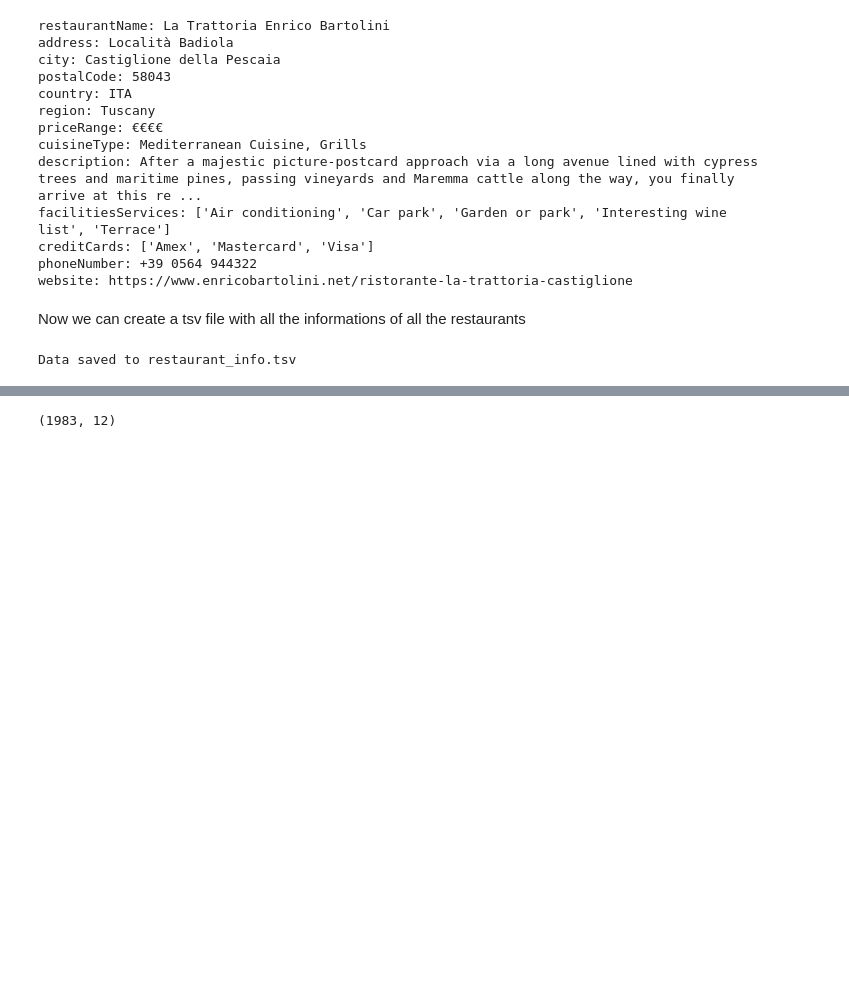
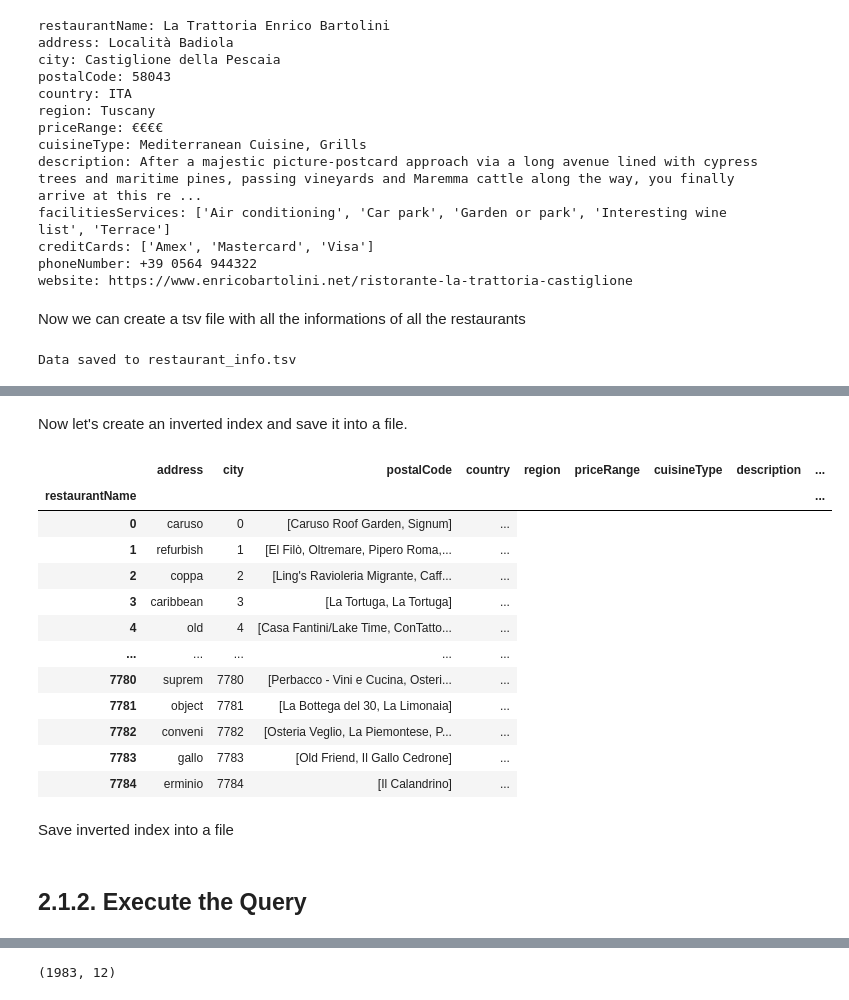
Before and after one commit to LinCannn/ADM-HW3, a Jupyter notebook: main.ipynb, the cells around one changed output, grey strips where cells are left out. Drawn from its saved outputs; the diff is of its cells as text; code cells hidden in the pictures; blank space fills up the shorter version.

```diff
--- a/main.ipynb
+++ b/main.ipynb
@@ -149,0 +175,46 @@ df = pd.read_table('dataset/restaurant_info.tsv', index_col=0)
+# %%
+all_descriptions = df['description_filtered'].str.cat(sep=' ')
+all_descriptions = list(set(all_descriptions.split(" ")))
+vocabulary = {word:id for id, word in enumerate(all_descriptions)}
+# %%
+# Save this vocabulary to a file with utf-8 encoding in order to be able to handle all the characters
+with open('dataset/vocabulary.csv', 'w', newline='', encoding='utf-8') as csvfile:
+    writer = csv.writer(csvfile)
+    writer.writerow(['word', 'term_id'])  # Header
+    for word, id in vocabulary.items():
+        writer.writerow([word, id])
+# %% [markdown]
+Now let's create an inverted index and save it into a file.
+# %%
+vocabulary = pd.read_csv("dataset/vocabulary.csv")
+df = pd.read_table("dataset/restaurant_info_filtered.tsv")
+df = df[['restaurantName','description_filtered']]
+df['description_filtered'] = df['description_filtered'].str.split(" ")
+# %%
+word_to_restaurants = defaultdict(list)
+
+# Iterate through the restaurant descriptions and update the dictionary
+for i, row in df.iterrows():
+    for word in row['description_filtered']:
+        word_to_restaurants[word].append(row['restaurantName'])
+
+# Add the 'restaurants_containing_word' column to the vocabulary DataFrame
+vocabulary['restaurants_containing_word'] = vocabulary['word'].apply(lambda x: word_to_restaurants[x])
+# %%
+vocabulary
+# %% [output]
+|  | address | city | postalCode | country | region | priceRange | cuisineType | description | ... |
+| restaurantName |  |  |  |  |  |  |  |  | ... |
+| 0 | caruso | 0 | [Caruso Roof Garden, Signum] | ... |
+| 1 | refurbish | 1 | [El Filò, Oltremare, Pipero Roma,... | ... |
+| 2 | coppa | 2 | [Ling's Ravioleria Migrante, Caff... | ... |
+| 3 | caribbean | 3 | [La Tortuga, La Tortuga] | ... |
+| 4 | old | 4 | [Casa Fantini/Lake Time, ConTatto... | ... |
+| ... | ... | ... | ... | ... |
+| 7780 | suprem | 7780 | [Perbacco - Vini e Cucina, Osteri... | ... |
+| 7781 | object | 7781 | [La Bottega del 30, La Limonaia] | ... |
+| 7782 | conveni | 7782 | [Osteria Veglio, La Piemontese, P... | ... |
+| 7783 | gallo | 7783 | [Old Friend, Il Gallo Cedrone] | ... |
+| 7784 | erminio | 7784 | [Il Calandrino] | ... |
+# %% [markdown]
+Save inverted index into a file
@@ -149,0 +225,2 @@ df = pd.read_table('dataset/restaurant_info.tsv', index_col=0)
+# %% [markdown]
+## <strong> 2.1.2. Execute the Query
```
Also changed, not shown: parts of 33 cells of this notebook, 2 other files.
